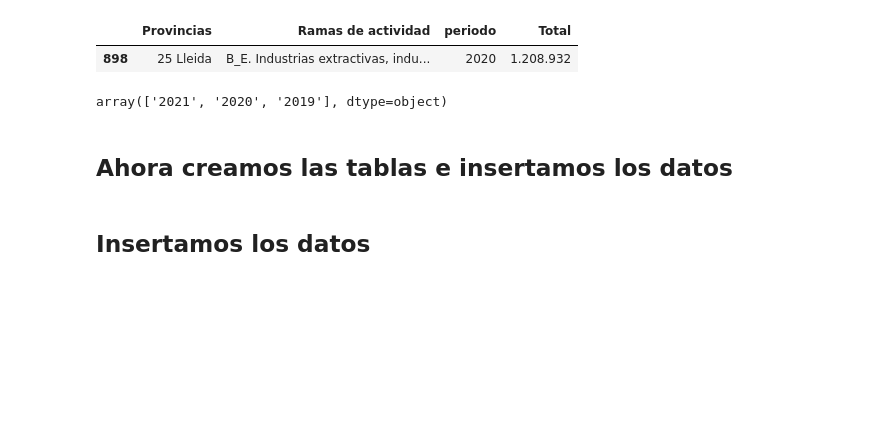
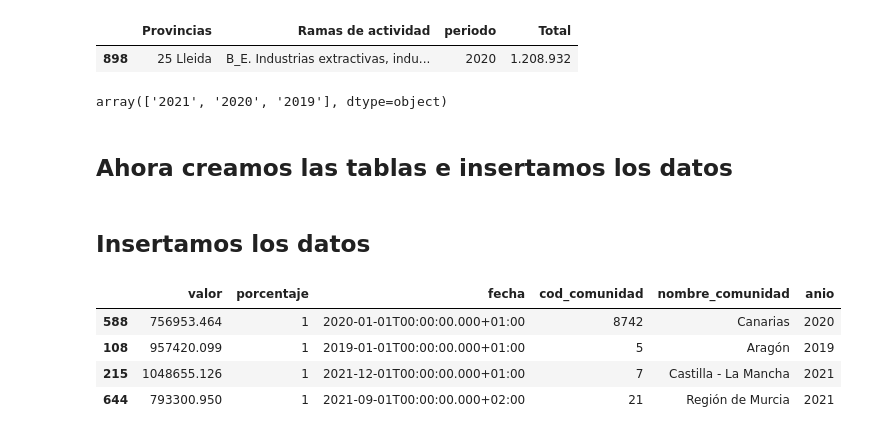
Before and after one commit to joseluisalmendral/lab_etl_extra, a Jupyter notebook: laboratorio-modulo5-leccion01-elt-extraccion.ipynb, the cells around one changed output. Drawn from its saved outputs; the diff is of its cells as text; code cells hidden in the pictures; blank space fills up the shorter version.

```diff
--- a/laboratorio-modulo5-leccion01-elt-extraccion.ipynb
+++ b/laboratorio-modulo5-leccion01-elt-extraccion.ipynb
@@ -498,0 +499,8 @@ sql_insert_datos_demograficos_tratado = sup_bds.generate_insert_script("datos_de
+# %%
+df_generacion_electrica.sample(4)
+# %% [output]
+|  | valor | porcentaje | fecha | cod_comunidad | nombre_comunidad | anio |
+| 588 | 756953.464 | 1 | 2020-01-01T00:00:00.000+01:00 | 8742 | Canarias | 2020 |
+| 108 | 957420.099 | 1 | 2019-01-01T00:00:00.000+01:00 | 5 | Aragón | 2019 |
+| 215 | 1048655.126 | 1 | 2021-12-01T00:00:00.000+01:00 | 7 | Castilla - La Mancha | 2021 |
+| 644 | 793300.950 | 1 | 2021-09-01T00:00:00.000+02:00 | 21 | Región de Murcia | 2021 |
```
Also changed, not shown: parts of 10 cells of this notebook, 1 other file.
